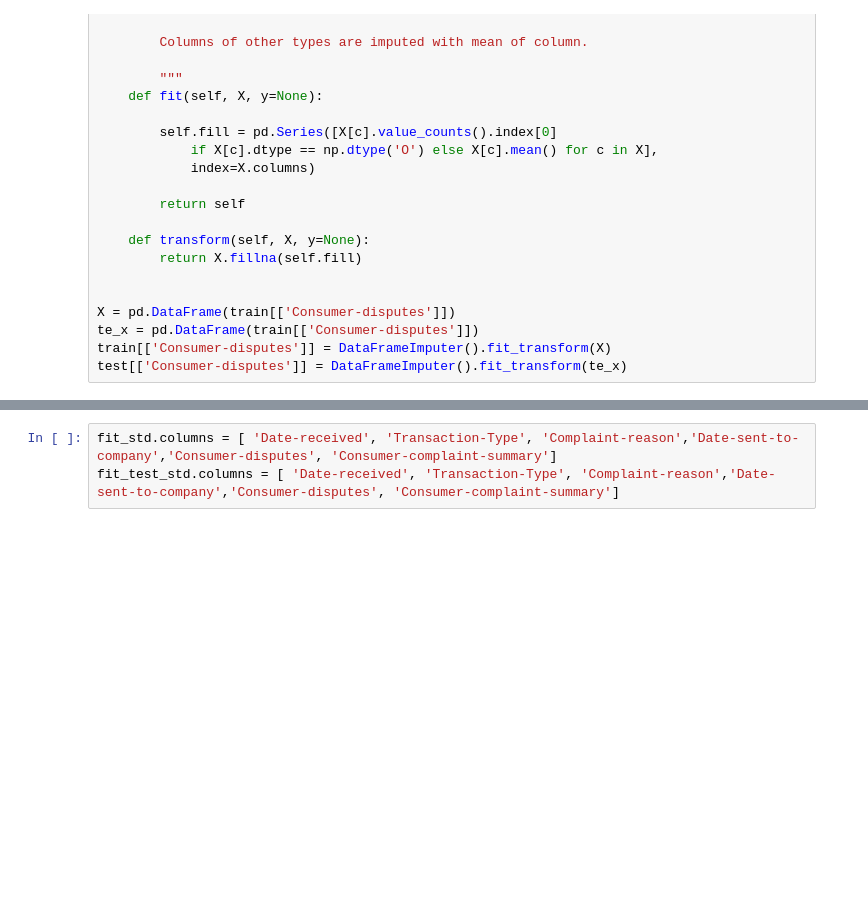
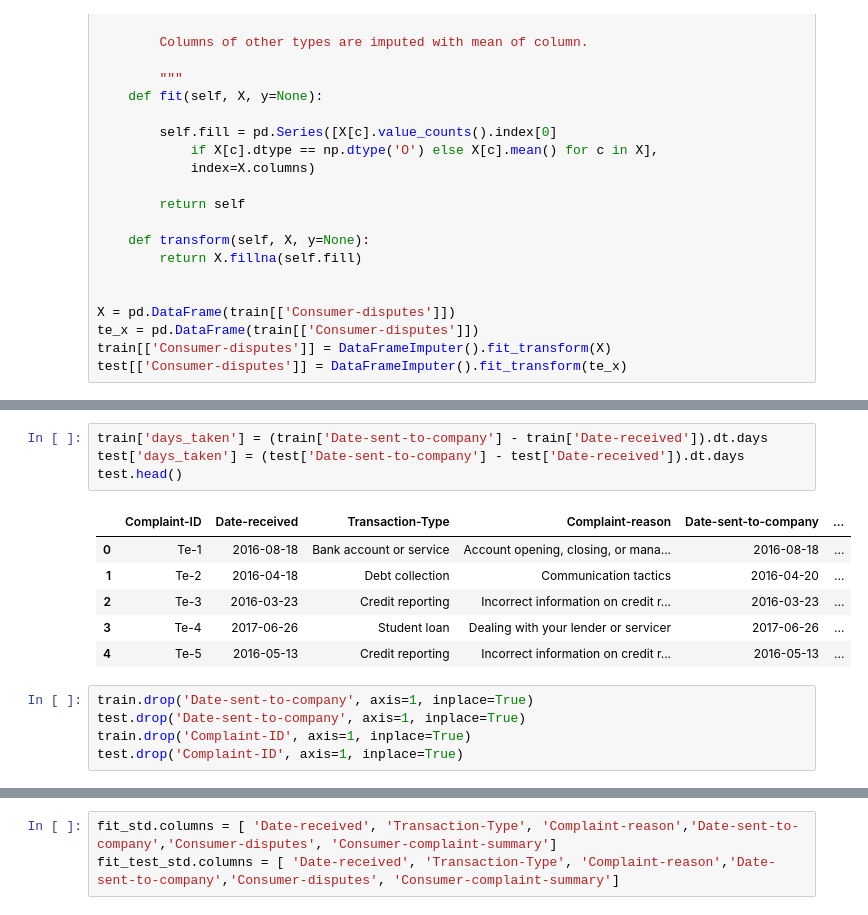
Before and after one commit to nikhil0410/Brainwave, a Jupyter notebook: Complaint status tracking.ipynb, the cells around one changed output, grey strips where cells are left out. Saved outputs shown, nothing was run; the diff lists cells and outputs as text; blank space fills up the shorter version.

```diff
--- a/Complaint status tracking.ipynb
+++ b/Complaint status tracking.ipynb
@@ -92,3 +136,19 @@ test[['Consumer-disputes']] = DataFrameImputer().fit_transform(te_x)
+# %%
+train['days_taken'] = (train['Date-sent-to-company'] - train['Date-received']).dt.days
+test['days_taken'] = (test['Date-sent-to-company'] - test['Date-received']).dt.days
+test.head()
+# %% [output]
+|  | Complaint-ID | Date-received | Transaction-Type | Complaint-reason | Date-sent-to-company | ... |
+| 0 | Te-1 | 2016-08-18 | Bank account or service | Account opening, closing, or mana... | 2016-08-18 | ... |
+| 1 | Te-2 | 2016-04-18 | Debt collection | Communication tactics | 2016-04-20 | ... |
+| 2 | Te-3 | 2016-03-23 | Credit reporting | Incorrect information on credit r... | 2016-03-23 | ... |
+| 3 | Te-4 | 2017-06-26 | Student loan | Dealing with your lender or servicer | 2017-06-26 | ... |
+| 4 | Te-5 | 2016-05-13 | Credit reporting | Incorrect information on credit r... | 2016-05-13 | ... |
+# %%
+train.drop('Date-sent-to-company', axis=1, inplace=True)
+test.drop('Date-sent-to-company', axis=1, inplace=True)
+train.drop('Complaint-ID', axis=1, inplace=True)
+test.drop('Complaint-ID', axis=1, inplace=True)
 # %%
 from collections import defaultdict
 d = defaultdict(LabelEncoder)
```
Also changed, not shown: parts of 11 cells of this notebook, 1 other file.
